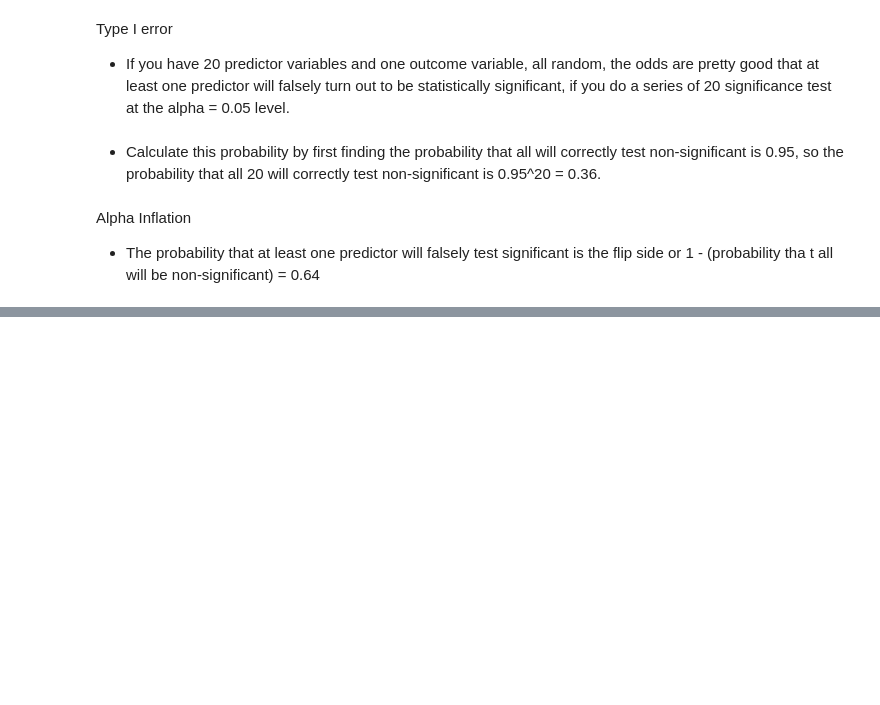
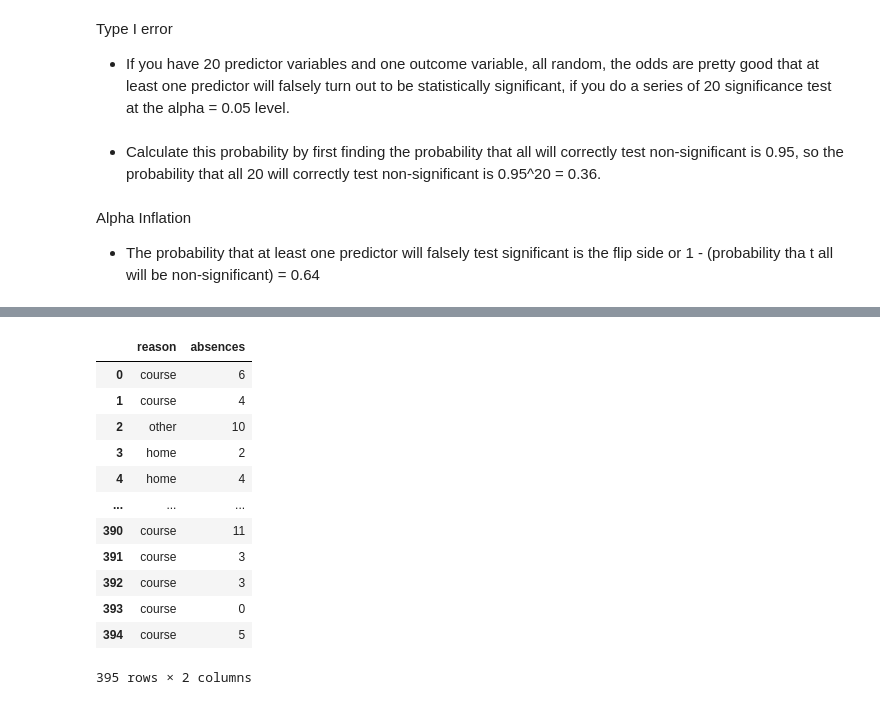
Before and after one commit to lucaspinheiro27/Statistics, a Jupyter notebook: Jupyter_notebooks/T-test.ipynb, the cells around one changed output, grey strips where cells are left out. Saved outputs shown, nothing was run; the diff lists cells and outputs as text; code cells hidden in the pictures; blank space fills up the shorter version.

```diff
--- a/Jupyter_notebooks/T-test.ipynb
+++ b/Jupyter_notebooks/T-test.ipynb
@@ -83,0 +138,17 @@ Fitting to the noise
+# %%
+df = pd.DataFrame(ac, columns=['reason', 'absences'])
+df
+# %% [output]
+|  | reason | absences |
+| 0 | course | 6 |
+| 1 | course | 4 |
+| 2 | other | 10 |
+| 3 | home | 2 |
+| 4 | home | 4 |
+| ... | ... | ... |
+| 390 | course | 11 |
+| 391 | course | 3 |
+| 392 | course | 3 |
+| 393 | course | 0 |
+| 394 | course | 5 |
+395 rows × 2 columns
```
Also changed, not shown: parts of 24 cells of this notebook.
